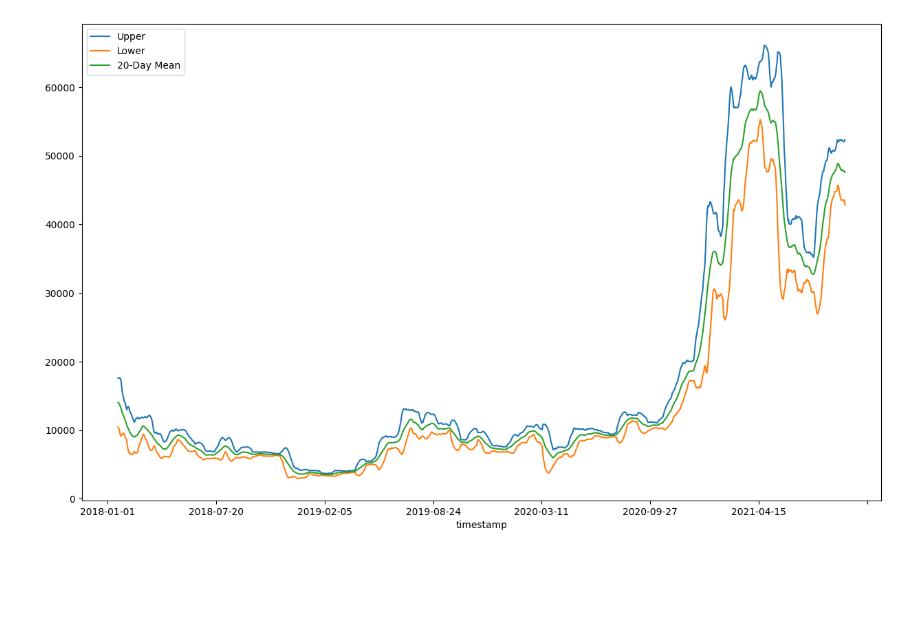
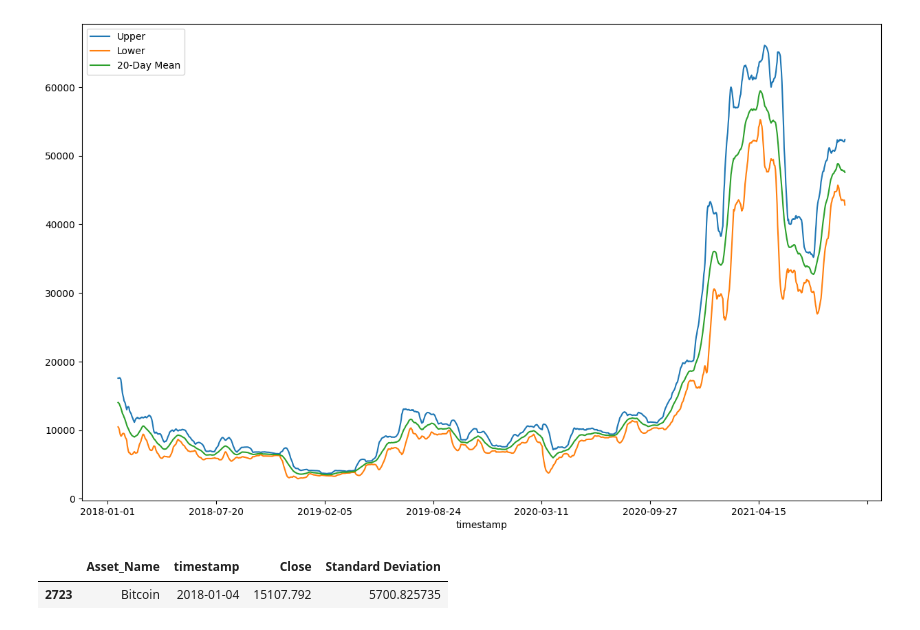
Before and after one commit to anjum1546/gr-dataeng-data-challenge, a Jupyter notebook: Work_experience.ipynb, the cells around one changed output. Cells and saved outputs as stored; diff of their text form; code cells hidden in the pictures; blank space fills up the shorter version.

```diff
--- a/Work_experience.ipynb
+++ b/Work_experience.ipynb
@@ -278,0 +282,9 @@ bitcoin_df.plot(x='timestamp', y = ['Upper', 'Lower', '20-Day Mean'])
+# %%
+#Question 1
+#find the closing price on 4th Jan 2018
+bitcoin = df2[df2['Asset_Name'] == 'Bitcoin']
+day1 = bitcoin[bitcoin['timestamp'] == '2018-01-04']
+day1
+# %% [output]
+|  | Asset_Name | timestamp | Close | Standard Deviation |
+| 2723 | Bitcoin | 2018-01-04 | 15107.792 | 5700.825735 |
```
Also changed, not shown: parts of 5 cells of this notebook.
